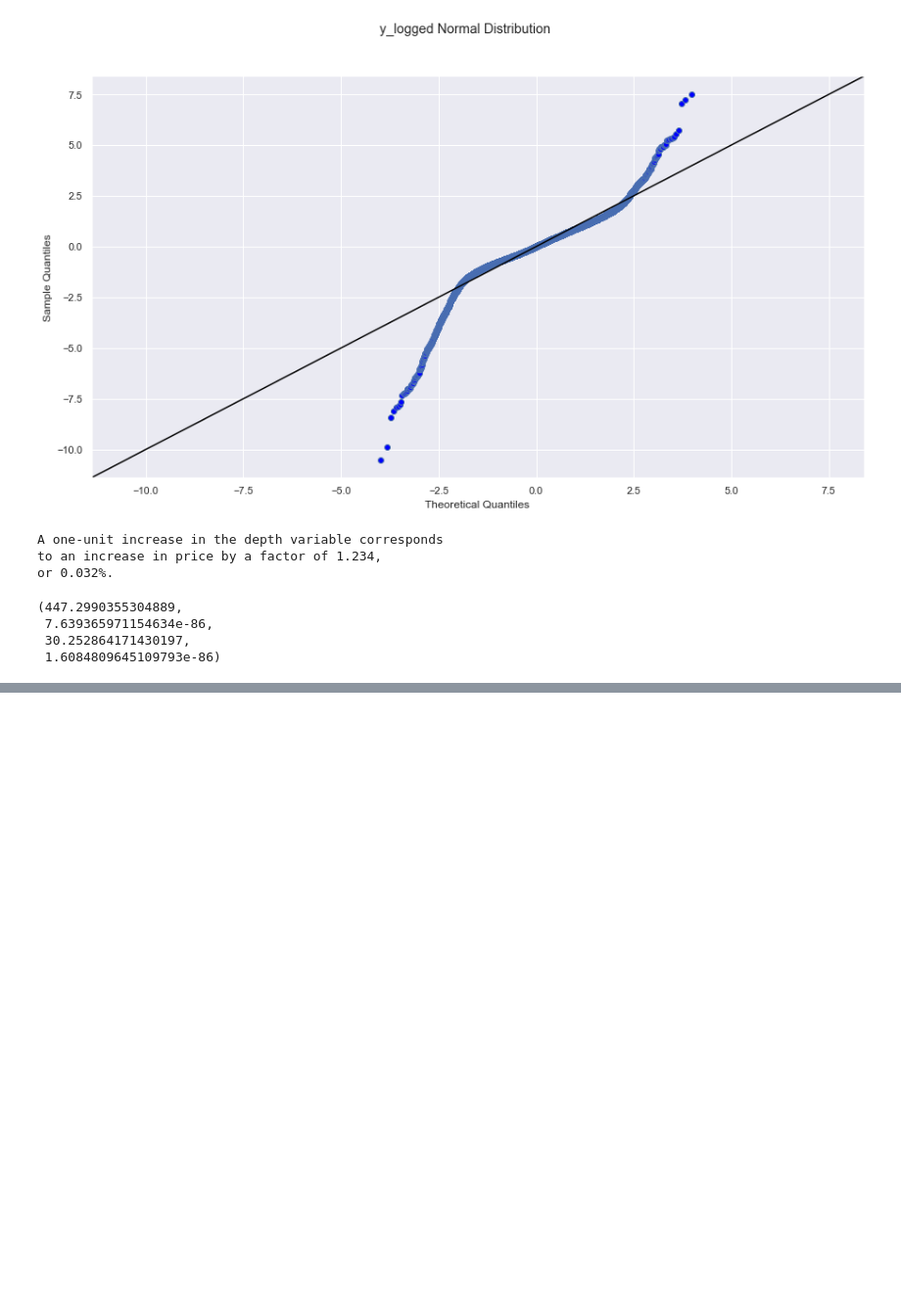
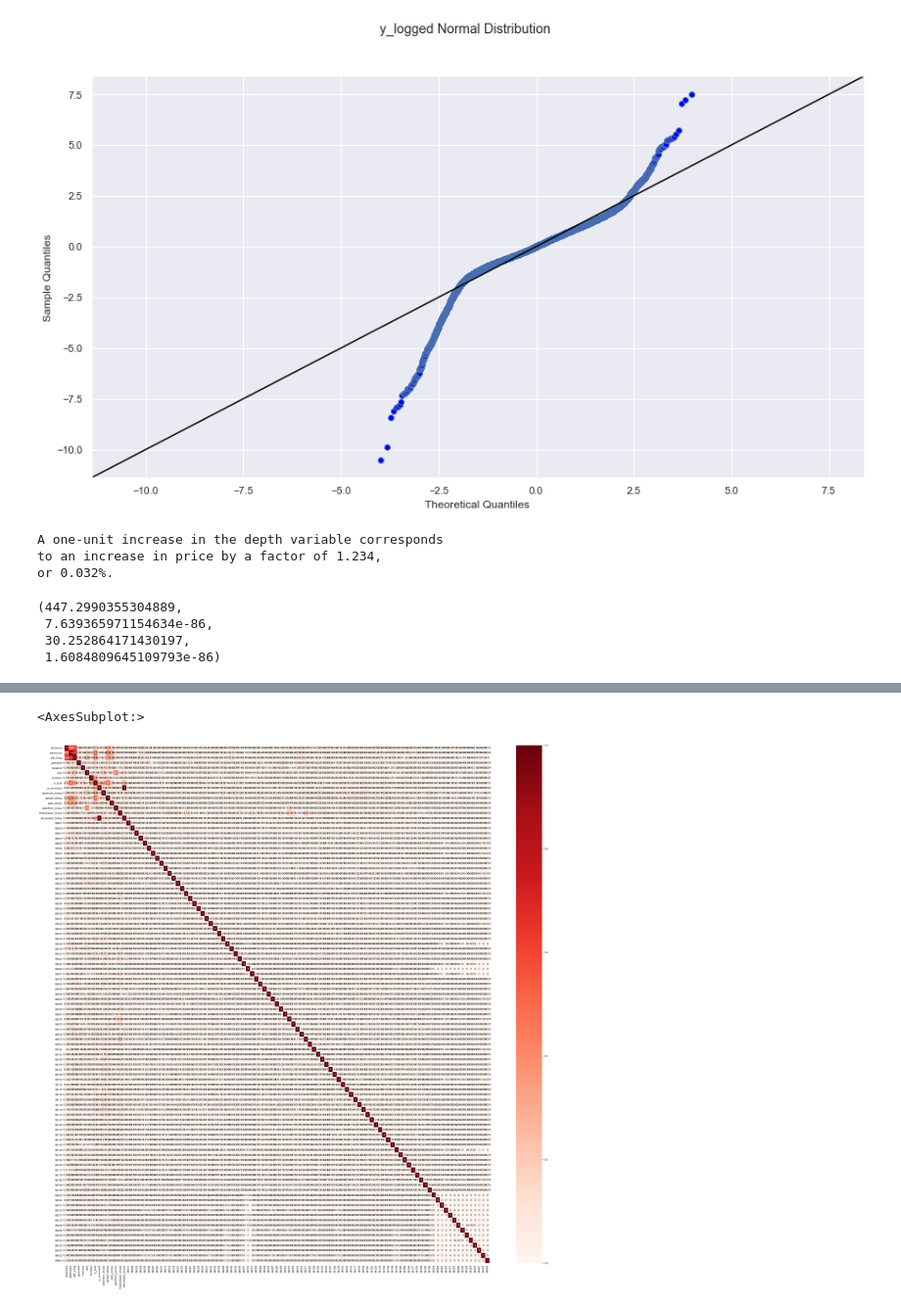
Before and after one commit to AliRampur/Phase-2-Group-Project, a Jupyter notebook: Charlie_notebook.ipynb, the cells around one changed output, grey strips where cells are left out. Shown at 98% size. Saved outputs shown, nothing was run; the diff lists cells and outputs as text; code cells hidden in the pictures; blank space fills up the shorter version.

```diff
--- a/Charlie_notebook.ipynb
+++ b/Charlie_notebook.ipynb
@@ -701,0 +880,15 @@ het_breuschpagan(model_diam.resid, sm.add_constant(X_standard))
+# %%
+# Run this cell without changes
+
+# (5a) Make the transformed data into a dataframe
+fireplace_qu_encoded_train = pd.DataFrame(
+    # Pass in NumPy array
+    fireplace_qu_encoded_train,
+    # Set the column names to the categories found by OHE
+    columns=ohe.categories_[0],
+    # Set the index to match X_train's index
+    index=df.index
+)
+
+# Visually inspect new dataframe
+fireplace_qu_encoded_train
@@ -701,0 +1004,7 @@ het_breuschpagan(model_diam.resid, sm.add_constant(X_standard))
+# %%
+corr = round(abs(X.corr()),3)
+sns.set(rc = {'figure.figsize':(40,40)})
+sns.heatmap(corr, cmap="Reds", annot=True);
+# %% [output]
+<AxesSubplot:>
+[figure, added]
```
Also changed, not shown: parts of 31 cells of this notebook.
